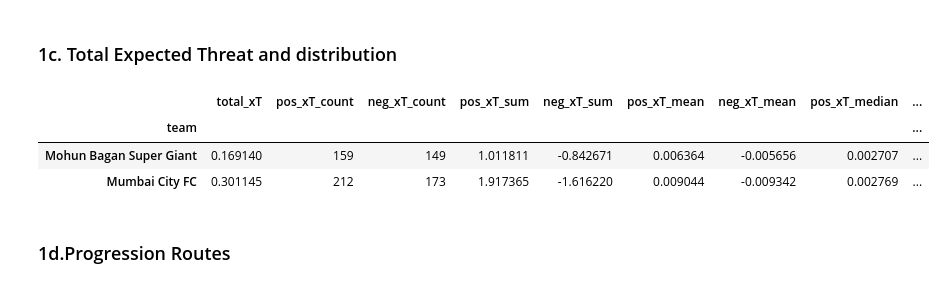
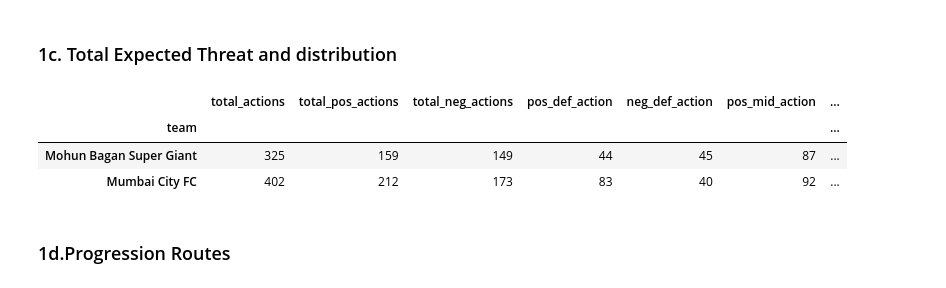
Before and after one commit to AakashKaushal07/Analysis_Portfolio, a Jupyter notebook: notebooks/ISL 26 Analysis/ISL Analysis - Attack.ipynb, the cells around one changed output. Drawn from its saved outputs; the diff is of its cells as text; code cells hidden in the pictures.

Commit message:
fix total_xt functions

```diff
--- a/notebooks/ISL 26 Analysis/ISL Analysis - Attack.ipynb
+++ b/notebooks/ISL 26 Analysis/ISL Analysis - Attack.ipynb
@@ -179,30 +179,39 @@ def get_pass_total_xt_and_info(df) :
 
     valid_actions = ["Pass", "Ball touch", "Take On"]
 
-    xt_df = clean_df[(clean_df['event_type'].isin(valid_actions)) &(clean_df['outcome'] == 'Successful')]
+    xt_df = clean_df[(clean_df['event_type'].isin(valid_actions)) &(clean_df['outcome'] == 'Successful')].copy()
+    xt_df['zone'] = 1
+    xt_df.loc[xt_df['x'] < 33, 'zone'] = 0
+    xt_df.loc[xt_df['x'] >= 66, 'zone'] = 2
+    return xt_df.groupby('team').agg(
+        total_actions=('diff_xT', 'count'),
 
-    return xt_df.groupby('team').agg(
+        total_pos_actions=('diff_xT', lambda x: (x > 0).sum()),
+        total_neg_actions=('diff_xT', lambda x: (x < 0).sum()),
+        pos_def_action=('diff_xT', lambda x: x[(x > 0) & (xt_df.loc[x.index, 'zone'] == 0)].count()),
+        neg_def_action=('diff_xT', lambda x: x[(x < 0) & (xt_df.loc[x.index, 'zone'] == 0)].count()),
+        pos_mid_action=('diff_xT', lambda x: x[(x > 0) & (xt_df.loc[x.index, 'zone'] == 1)].count()),
+        neg_mid_action=('diff_xT', lambda x: x[(x < 0) & (xt_df.loc[x.index, 'zone'] == 1)].count()),
+        pos_att_action=('diff_xT', lambda x: x[(x > 0) & (xt_df.loc[x.index, 'zone'] == 2)].count()),
+        neg_att_action=('diff_xT', lambda x: x[(x < 0) & (xt_df.loc[x.index, 'zone'] == 2)].count()),
         total_xT=('diff_xT', 'sum'),
+        pos_xT=('diff_xT', lambda x: x[x > 0].sum()),
+        neg_xT=('diff_xT', lambda x: x[x < 0].sum()),
+        pos_def_xt=('diff_xT', lambda x: x[(x > 0) & (xt_df.loc[x.index, 'zone'] == 0)].sum()),
+        neg_def_xt=('diff_xT', lambda x: x[(x < 0) & (xt_df.loc[x.index, 'zone'] == 0)].sum()),
+        pos_mid_xt=('diff_xT', lambda x: x[(x > 0) & (xt_df.loc[x.index, 'zone'] == 1)].sum()),
+        neg_mid_xt=('diff_xT', lambda x: x[(x < 0) & (xt_df.loc[x.index, 'zone'] == 1)].sum()),
+        pos_att_xt=('diff_xT', lambda x: x[(x > 0) & (xt_df.loc[x.index, 'zone'] == 2)].sum()),
+        neg_att_xt=('diff_xT', lambda x: x[(x < 0) & (xt_df.loc[x.index, 'zone'] == 2)].sum()),
 
-        pos_xT_count=('diff_xT', lambda x: (x > 0).sum()),
-        neg_xT_count=('diff_xT', lambda x: (x < 0).sum()),
-
-        pos_xT_sum=('diff_xT', lambda x: x[x > 0].sum()),
-        neg_xT_sum=('diff_xT', lambda x: x[x < 0].sum()),
-
-        pos_xT_mean=('diff_xT', lambda x: x[x > 0].mean()),
-        neg_xT_mean=('diff_xT', lambda x: x[x < 0].mean()),
-
-        pos_xT_median=('diff_xT', lambda x: x[x > 0].median()),
-        neg_xT_median=('diff_xT', lambda x: x[x < 0].median())
     )
 # %%
-get_total_xt_and_info(DF)
+get_pass_total_xt_and_info(clean_df)
 # %% [output]
-|  | total_xT | pos_xT_count | neg_xT_count | pos_xT_sum | neg_xT_sum | pos_xT_mean | neg_xT_mean | pos_xT_median | ... |
-| team |  |  |  |  |  |  |  |  | ... |
-| Mohun Bagan Super Giant | 0.169140 | 159 | 149 | 1.011811 | -0.842671 | 0.006364 | -0.005656 | 0.002707 | ... |
-| Mumbai City FC | 0.301145 | 212 | 173 | 1.917365 | -1.616220 | 0.009044 | -0.009342 | 0.002769 | ... |
+|  | total_actions | total_pos_actions | total_neg_actions | pos_def_action | neg_def_action | pos_mid_action | ... |
+| team |  |  |  |  |  |  | ... |
+| Mohun Bagan Super Giant | 325 | 159 | 149 | 44 | 45 | 87 | ... |
+| Mumbai City FC | 402 | 212 | 173 | 83 | 40 | 92 | ... |
 # %% [markdown]
 ### 1d.Progression Routes
 # %%
```
Also changed, not shown: parts of 16 cells of this notebook, 1 other file.
